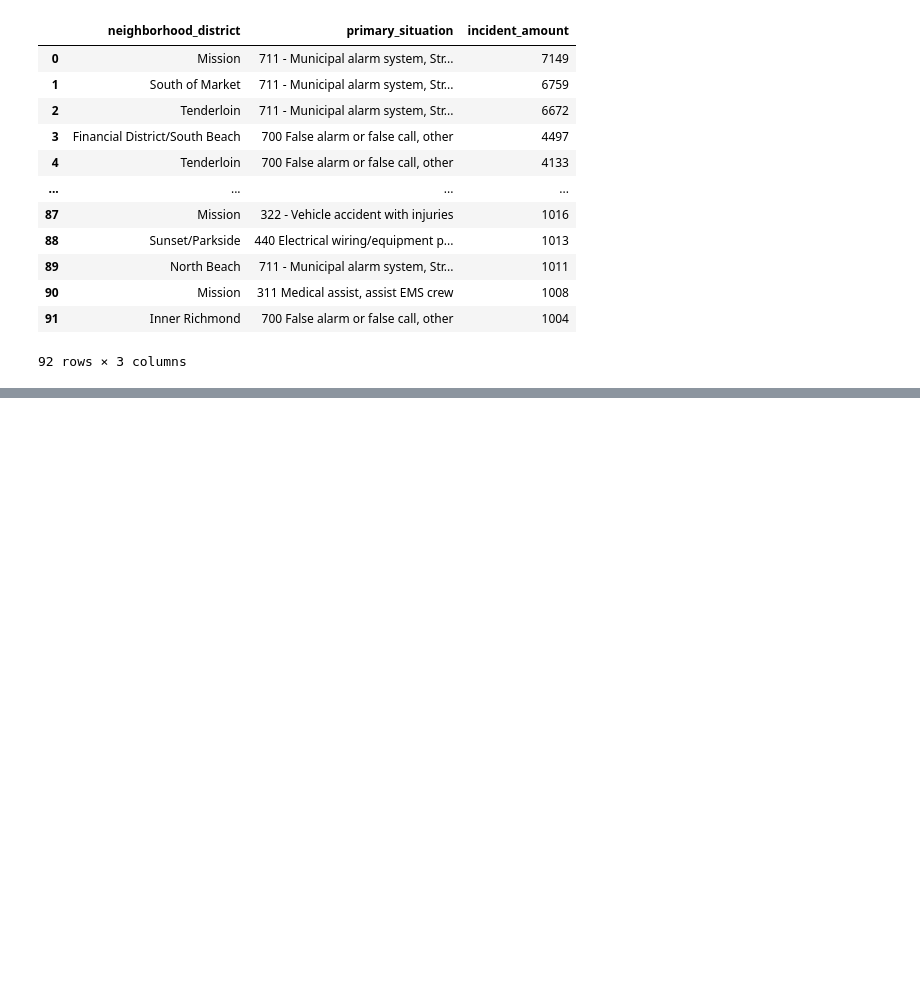
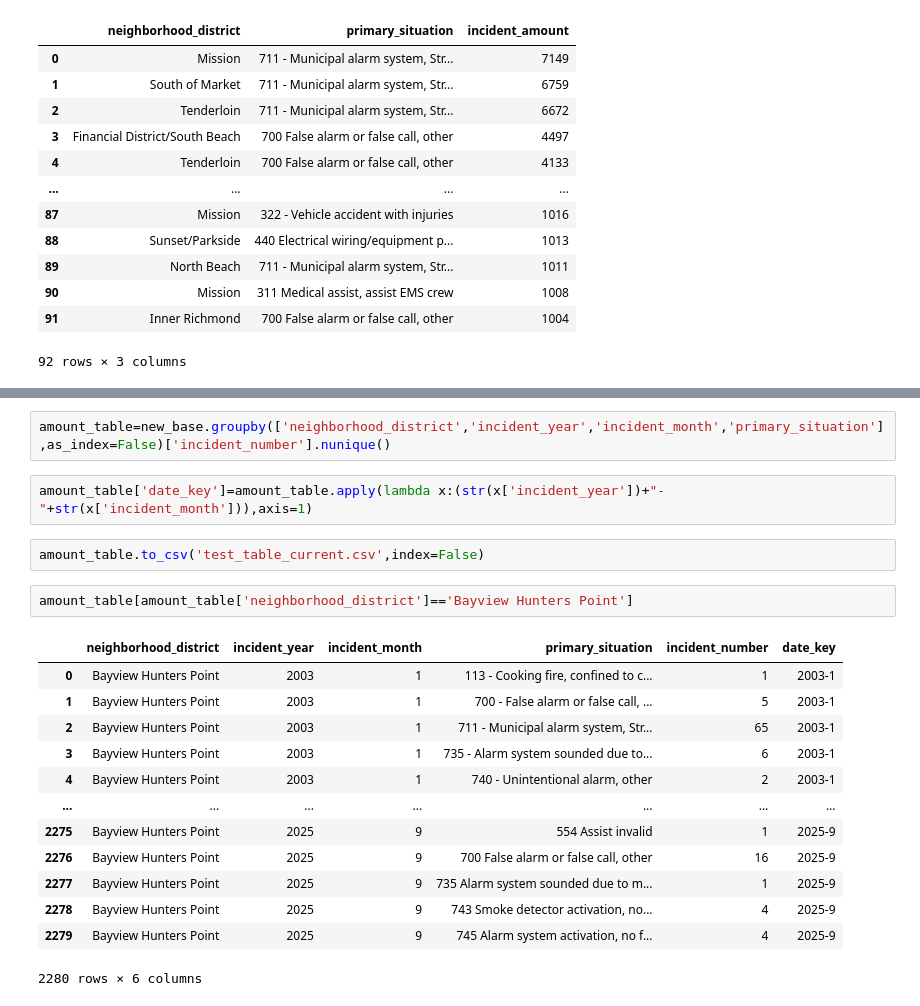
Before and after one commit to griffintighe/fire_ml, a Jupyter notebook: explore.ipynb, the cells around one changed output, grey strips where cells are left out. Drawn from its saved outputs; the diff is of its cells as text; blank space fills up the shorter version.

```diff
--- a/explore.ipynb
+++ b/explore.ipynb
@@ -186,0 +162,22 @@ base_date[base_date['date_amount']>1000]
+# %%
+amount_table=new_base.groupby(['neighborhood_district','incident_year','incident_month','primary_situation'],as_index=False)['incident_number'].nunique()
+# %%
+amount_table['date_key']=amount_table.apply(lambda x:(str(x['incident_year'])+"-"+str(x['incident_month'])),axis=1)
+# %%
+amount_table.to_csv('test_table_current.csv',index=False)
+# %%
+amount_table[amount_table['neighborhood_district']=='Bayview Hunters Point']
+# %% [output]
+|  | neighborhood_district | incident_year | incident_month | primary_situation | incident_number | date_key |
+| 0 | Bayview Hunters Point | 2003 | 1 | 113 - Cooking fire, confined to c... | 1 | 2003-1 |
+| 1 | Bayview Hunters Point | 2003 | 1 | 700 - False alarm or false call, ... | 5 | 2003-1 |
+| 2 | Bayview Hunters Point | 2003 | 1 | 711 - Municipal alarm system, Str... | 65 | 2003-1 |
+| 3 | Bayview Hunters Point | 2003 | 1 | 735 - Alarm system sounded due to... | 6 | 2003-1 |
+| 4 | Bayview Hunters Point | 2003 | 1 | 740 - Unintentional alarm, other | 2 | 2003-1 |
+| ... | ... | ... | ... | ... | ... | ... |
+| 2275 | Bayview Hunters Point | 2025 | 9 | 554 Assist invalid | 1 | 2025-9 |
+| 2276 | Bayview Hunters Point | 2025 | 9 | 700 False alarm or false call, other | 16 | 2025-9 |
+| 2277 | Bayview Hunters Point | 2025 | 9 | 735 Alarm system sounded due to m... | 1 | 2025-9 |
+| 2278 | Bayview Hunters Point | 2025 | 9 | 743 Smoke detector activation, no... | 4 | 2025-9 |
+| 2279 | Bayview Hunters Point | 2025 | 9 | 745 Alarm system activation, no f... | 4 | 2025-9 |
+2280 rows × 6 columns
```
Also changed, not shown: parts of 26 cells of this notebook, 1 other file.
